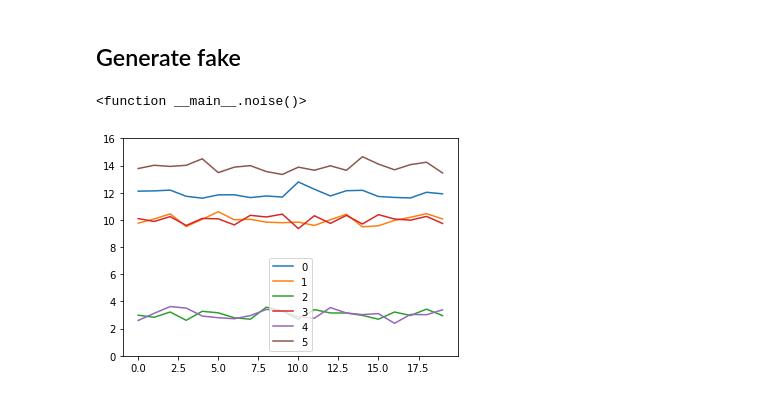
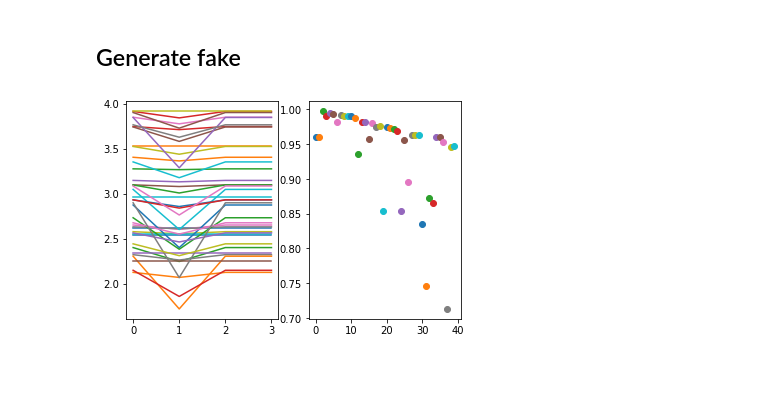
Before and after one commit to anderssegerlund/Machine-Learning, a Jupyter notebook: Car-volt mock data/Generate fake car volt data.ipynb, the cells around one changed output. Cells and saved outputs as stored; diff of their text form; code cells hidden in the pictures; blank space fills up the shorter version.

```diff
--- a/Car-volt mock data/Generate fake car volt data.ipynb
+++ b/Car-volt mock data/Generate fake car volt data.ipynb
@@ -26,4 +14,0 @@ def create_volt_pattern():
-# %%
-noise
-# %% [output]
-<function __main__.noise()>
@@ -36,20 +22,31 @@ data = Data(car)
 # %%
-time_steps = 6
-n_cells = 20 # Amount of cells in pack
-failed_cell = 3 # Which cell is the failing cell
-is_fail = True # Does the pack include a failed cell
+time_steps = 40
+n_cells = 4 # Amount of cells in pack
+x = np.zeros([time_steps,n_cells])
+
+
+fig, ax = plt.subplots(1,2)
+
+failed_cell = 1 # Which cell is the failing cell
+is_fail = True# Does the pack include a failed cell
 volt_stochastic = 0.9
 for i in range(time_steps):
-    sigma = 0.3
-    median = random.randint(1,16)
+    sigma = 0.0 # How much is the fluctuation
+    median = random.uniform(2, 4)
     volt = np.random.normal(loc=median, scale=sigma, size=n_cells)
     if is_fail:
         r = random.random()
         if r < volt_stochastic:
             stochstic_amplifier = random.randint(100,1000)
-            volt[3] = volt[3]*(1-i/stochstic_amplifier)
-    plt.plot(volt, label=i)
-    plt.ylim(0,16)
-    plt.legend()
+
+            y = (1-i/stochstic_amplifier)
+            #print(y)
+            volt[failed_cell]*=y
+    ax[1].scatter(i,y)
+    x[i,:] = volt
+
+    ax[0].plot(volt, label=i)
+#plt.ylim(0,16)
+#plt.legend()
 # %% [output]
-[figure, old version]
+[figure, new version]
```
Also changed, not shown: parts of 17 cells of this notebook, 2 other files.
